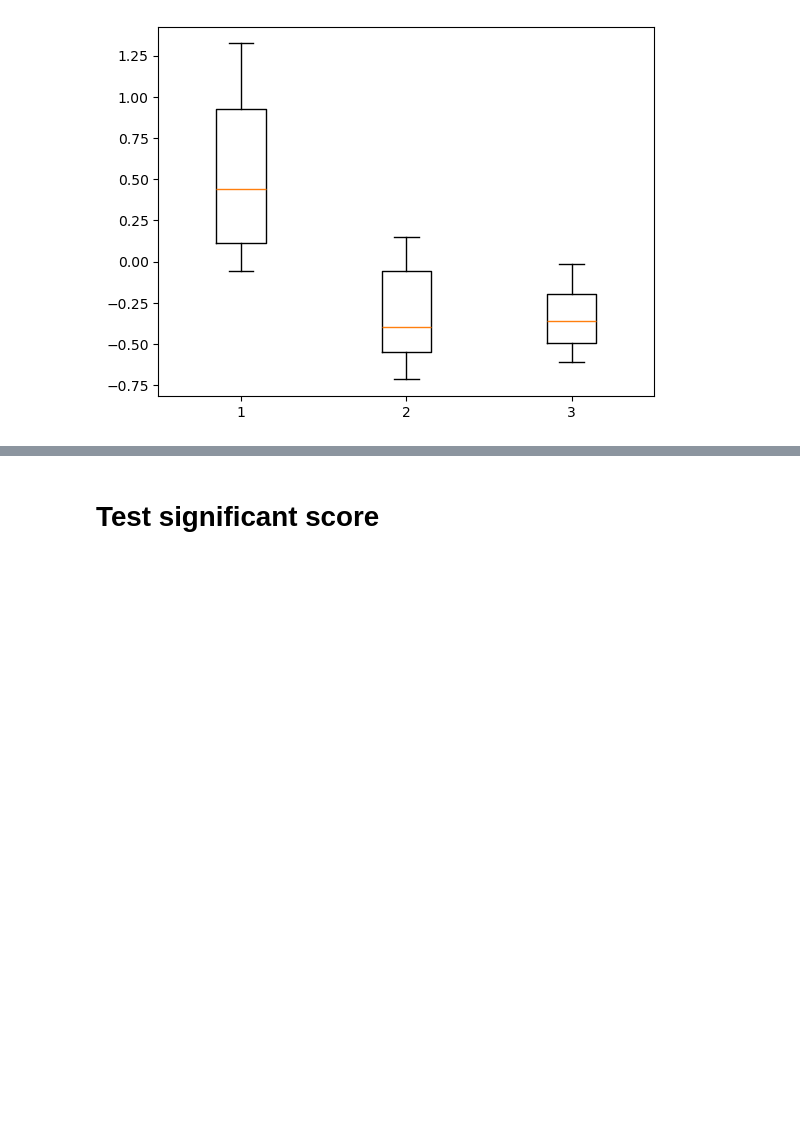
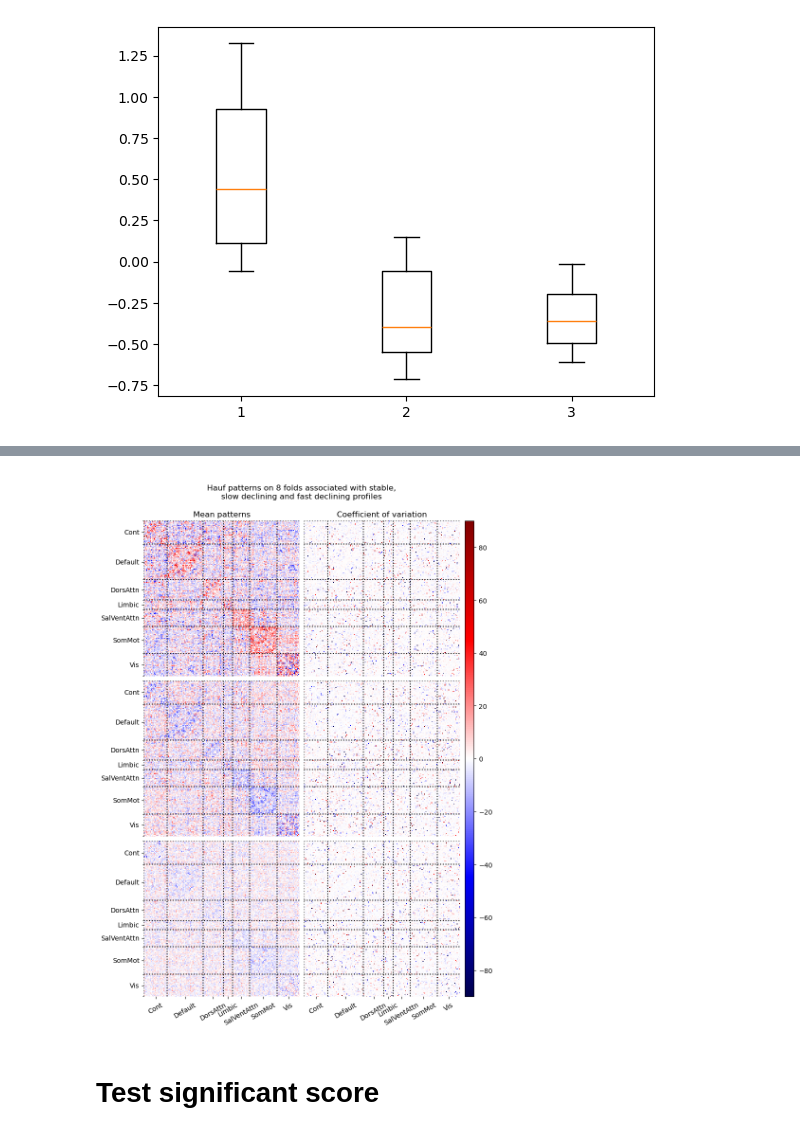
Before and after one commit to jonathan-legrand/cogpred, a Jupyter notebook: predict_cluster_fc.ipynb, the cells around one changed output, grey strips where cells are left out. Drawn from its saved outputs; the diff is of its cells as text; code cells hidden in the pictures; blank space fills up the shorter version.

```diff
--- a/predict_cluster_fc.ipynb
+++ b/predict_cluster_fc.ipynb
@@ -239,3 +204,69 @@ plt.show()
+# %%
+import numpy as np
+import matplotlib.pyplot as plt
+from mpl_toolkits.axes_grid1 import AxesGrid
+from matplotlib.cm import ScalarMappable
+import matplotlib as mpl
+
+vmin = -90
+vmax = 90
+bounds=(vmin, vmax)
+cmap = "seismic"
+vals = []
+
+for i, cat in enumerate(cats):
+    meanmap = np.mean(hmat[:, i, ...], axis=0)
+    cvmap = np.std(hmat[:, i, ...], axis=0) / meanmap
+    vals.append(meanmap)
+    vals.append(cvmap)
+
+fig = plt.figure(figsize=(9, 12))
+
+grid = AxesGrid(fig, 111,
+                nrows_ncols=(3, 2),
+                axes_pad=0.1,
+                share_all=True,
+                label_mode="L",
+                cbar_location="right",
+                cbar_mode="single",
+                cbar_size="2%",
+                cbar_pad=0.1
+                )
+
+for i, (val, ax) in enumerate(zip(vals,grid)):
+    ax = plot_matrix(
+        val,
+        disp_atlas,
+        axes=ax,
+        bounds=bounds,
+        cmap="seismic",
+        cbar=False
+    )
+    # Keep ticks only where we have labels
+    if i <= 3:
+        ax.xaxis.set_ticks_position('none')
+    if i % 2 != 0:
+        ax.yaxis.set_ticks_position('none')
+
+norm = mpl.colors.Normalize(vmin=vmin, vmax=vmax, clip=False)
+grid.cbar_axes[0].colorbar(ScalarMappable(norm=norm, cmap=cmap))
+
+for cax in grid.cbar_axes:
+    cax.set_label(None)
+
+grid.axes_row[0][1].set_title("Coefficient of variation")
+grid.axes_row[0][0].set_title("Mean patterns")
+fig.suptitle(
+    f"""
+    Hauf patterns on {len(hmat)} folds associated with stable,
+    slow declining and fast declining profiles
+    """)
+fig.tight_layout()
+
+
+plt.show()
+# %% [output]
+[figure, added]
 # %% [markdown]
 # Test significant score
 # %%
```
Also changed, not shown: parts of 11 cells of this notebook.
